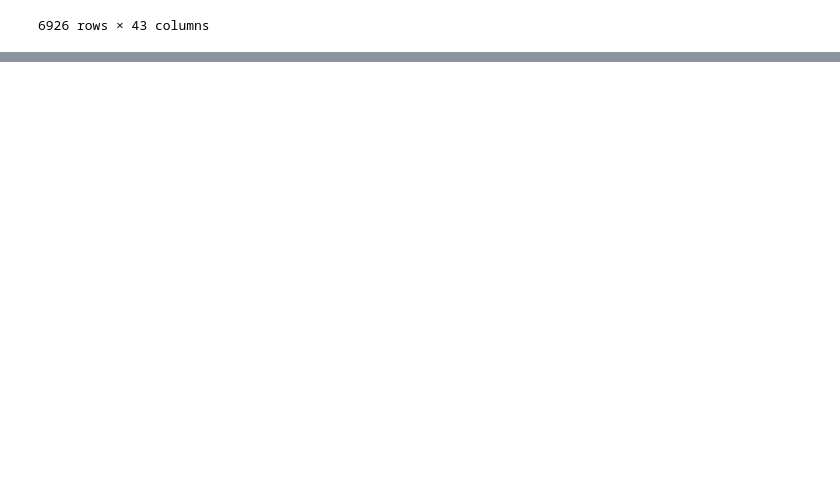
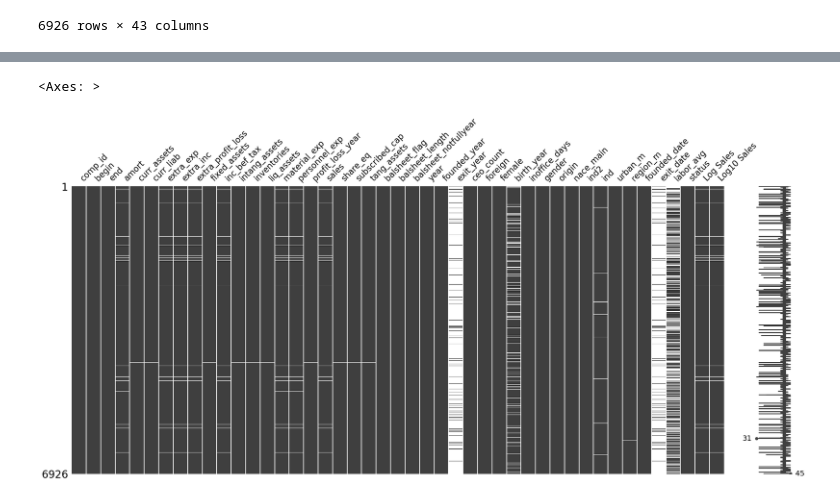
Before and after one commit to AntonioInsper/Projeto-Integrador-Insper, a Jupyter notebook: Projeto Integrador.ipynb, the cells around one changed output, grey strips where cells are left out. Cells and saved outputs as stored; diff of their text form; code cells hidden in the pictures; blank space fills up the shorter version.

```diff
--- a/Projeto Integrador.ipynb
+++ b/Projeto Integrador.ipynb
@@ -166,0 +247,3 @@ df
+# %%
+media_founded_year = df['founded_year'].mean()
+df['founded_year'] = np.where(pd.isna(df['founded_year']), media_founded_year, df['founded_year'])
@@ -166,0 +256,5 @@ df
+# %%
+msno.matrix(df)
+# %% [output]
+<Axes: >
+[figure, added]
```
Also changed, not shown: parts of 13 cells of this notebook.
